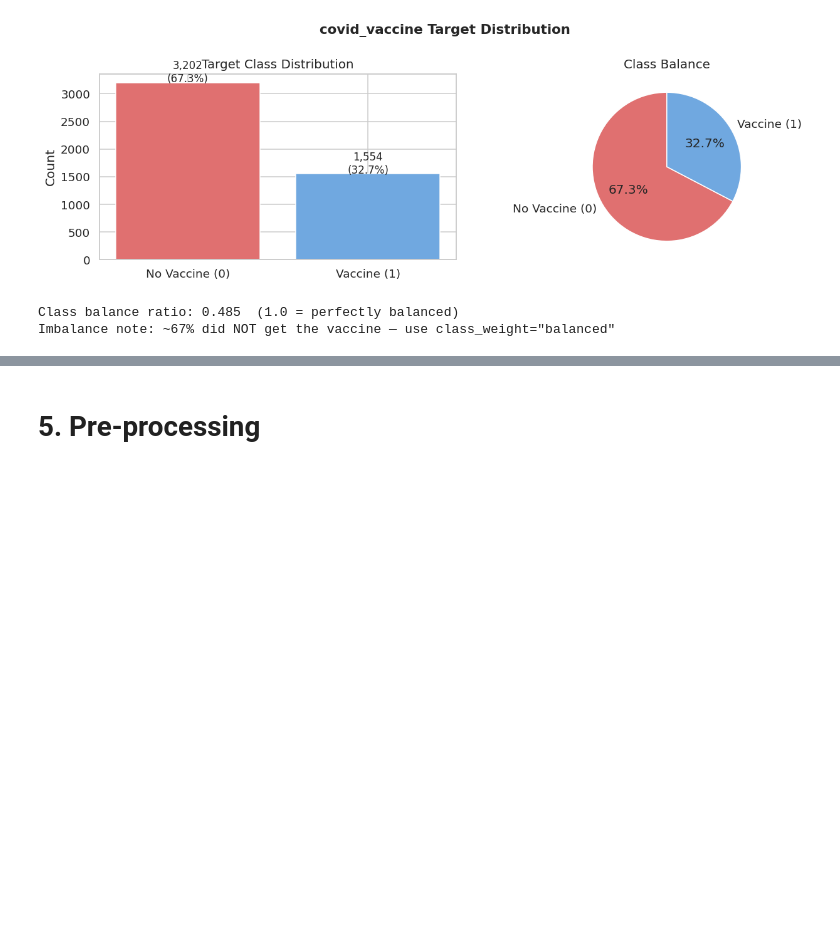
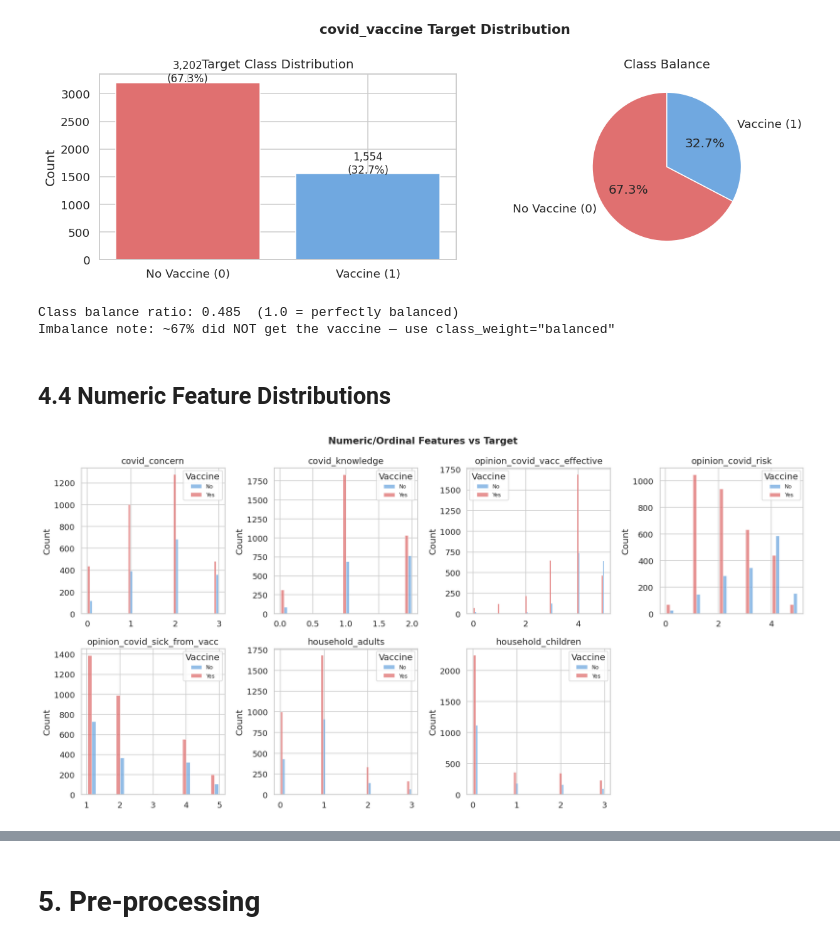
Before and after one commit to UH-GROUP-X/Hackathon26, a Jupyter notebook: UH_GROUP_X.ipynb, the cells around one changed output, grey strips where cells are left out. Drawn from its saved outputs; the diff is of its cells as text; code cells hidden in the pictures; blank space fills up the shorter version.

```diff
--- a/UH_GROUP_X.ipynb
+++ b/UH_GROUP_X.ipynb
@@ -274,3 +274,28 @@ print(f'Imbalance note: ~{vc[0]/len(train_raw)*100:.0f}% did NOT get the vaccine
 [figure]
 Class balance ratio: 0.485  (1.0 = perfectly balanced)
 Imbalance note: ~67% did NOT get the vaccine — use class_weight="balanced"
+# %% [markdown]
+## 4.4 Numeric Feature Distributions
+# %%
+# These are the truly numeric/ordinal columns
+num_cols = [ 'covid_concern', 'covid_knowledge',
+             'opinion_covid_vacc_effective', 'opinion_covid_risk', 'opinion_covid_sick_from_vacc',
+             'household_adults', 'household_children']
+
+fig, axes = plt.subplots(2, 4, figsize=(16, 8))
+axes = axes.flatten()
+
+for i, col in enumerate(num_cols):
+    sns.histplot(data=train_raw, x=col, hue=TARGET_COL,
+                 multiple='dodge', ax=axes[i], palette={0:'#e07070', 1:'#70a8e0'},
+                 shrink=0.8)
+    axes[i].set_title(col)
+    axes[i].set_xlabel('')
+    axes[i].legend(title='Vaccine', labels=['No','Yes'], fontsize=8)
+
+axes[-1].set_visible(False)
+plt.suptitle('Numeric/Ordinal Features vs Target', fontsize=14, fontweight='bold')
+plt.tight_layout()
+plt.show()
+# %% [output]
+[figure, added]
```
Also changed, not shown: parts of 5 cells of this notebook.
